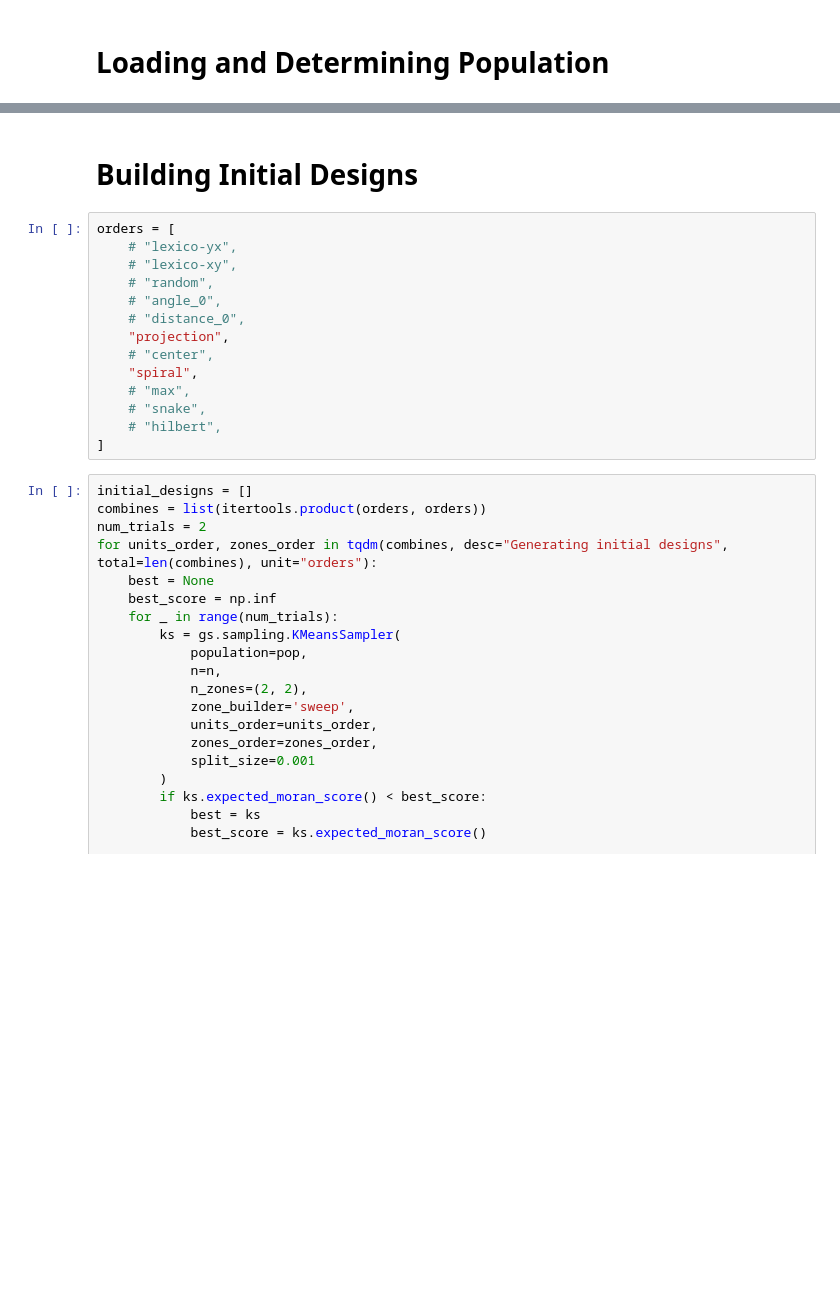
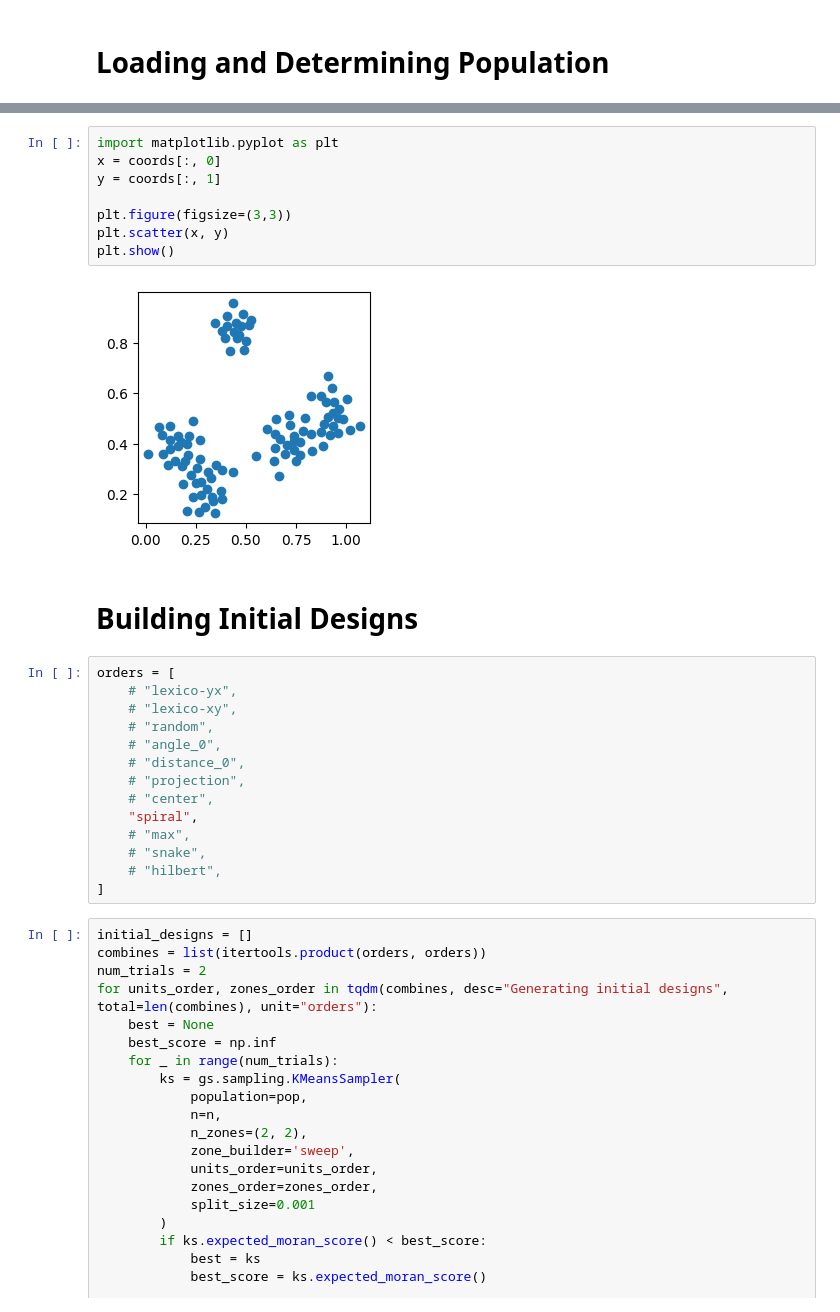
Before and after one commit to mehdimhb/graphical-sampling, a Jupyter notebook: BeesVsAstar.ipynb, the cells around one changed output, grey strips where cells are left out. Cells and saved outputs as stored; diff of their text form; blank space fills up the shorter version.

```diff
--- a/BeesVsAstar.ipynb
+++ b/BeesVsAstar.ipynb
@@ -52,3 +64,13 @@ pop = gs.Population(coords, modified_probs)
+# %%
+import matplotlib.pyplot as plt
+x = coords[:, 0]
+y = coords[:, 1]
+
+plt.figure(figsize=(3,3))
+plt.scatter(x, y)
+plt.show()
+# %% [output]
+[figure, added]
 # %% [markdown]
 # Building Initial Designs
 # %%
@@ -58,7 +80,7 @@ orders = [
     # "random",
     # "angle_0",
     # "distance_0",
-    "projection",
+    # "projection",
     # "center",
     "spiral",
     # "max",
```
Also changed, not shown: parts of 12 cells of this notebook, 2 other files.
